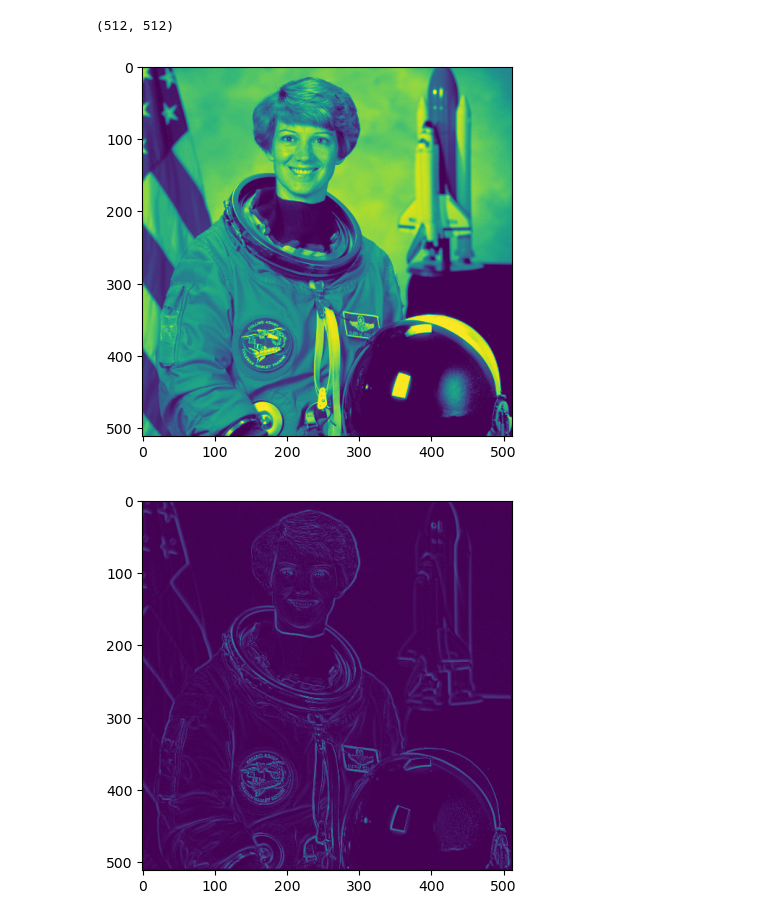
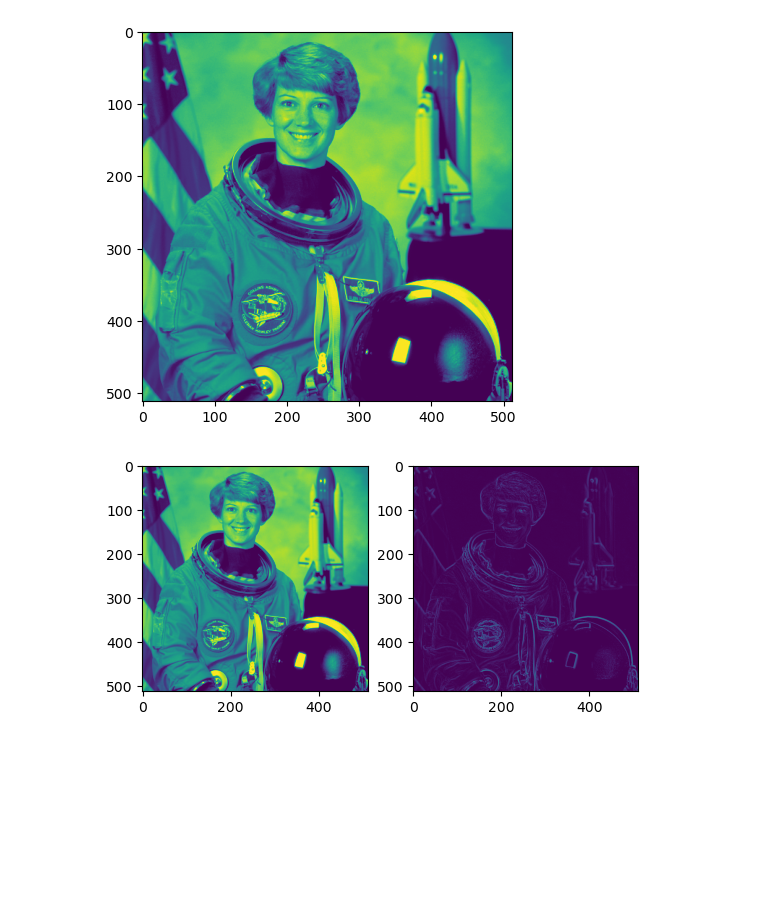
Before and after one commit to sameeul/cincy_py_demo, a Jupyter notebook: demo_notebook.ipynb, the cells around one changed output. Cells and saved outputs as stored; diff of their text form; code cells hidden in the pictures; blank space fills up the shorter version.

```diff
--- a/demo_notebook.ipynb
+++ b/demo_notebook.ipynb
@@ -1,25 +1,12 @@
 # %%
-from numpy import *
+import numpy as np
 from scipy import ndimage
 import matplotlib.pyplot as plt
 from skimage import color, data, restoration
 
-def detect_edges(image,masks):
-    edges=zeros(image.shape)
-    for mask in masks:
-        edges=maximum(ndimage.convolve(image,mask), edges)
-    return edges
 
 image=color.rgb2gray(data.astronaut())
-print(image.shape)
-Faler=[ [[-1,0,1],[-1,0,1],[-1,0,1]],
-        [[1,1,1],[0,0,0],[-1,-1,-1]],
-    [[-1,-1,-1],[-1,8,-1],[-1,-1,-1]],
-    [[0,1,0],[-1,0,1],[0,-1,0]] ]
-
-edges=detect_edges(image, Faler)
 plt.imshow(image)
 plt.show()
 # %% [output]
-(512, 512)
 [figure]
@@ -66,25 +41,39 @@ def convolve2D(image, kernel):
 # %%
 from scipy import ndimage
 import libtest
 image=color.rgb2gray(data.astronaut())
-kernel = np.array([[-1, -1, -1], [-1, 8, -1], [-1, -1, -1]])
 
 Faler=[ np.array([[-1,0,1],[-1,0,1],[-1,0,1]]),
         np.array([[1,1,1],[0,0,0],[-1,-1,-1]]),
     np.array([[-1,-1,-1],[-1,8,-1],[-1,-1,-1]]),
     np.array([[0,1,0],[-1,0,1],[0,-1,0]]) ]
 
 
-def detect_edges(image,masks):
+def detect_edges_python(image,masks):
     edges=zeros(image.shape)
     for mask in masks:
         edges=maximum(convolve2D(image,mask), edges)
-        #edges=maximum(libtest.convolution_2d(image,mask), edges)
-        #edges=np.maximum(ndimage.convolve(image,mask), edges)
     return edges
 
-edges=detect_edges(image, Faler)
+def detect_edges_cpp(image,masks):
+    edges=zeros(image.shape)
+    for mask in masks:
+        edges=maximum(libtest.convolution_2d(image,mask), edges)
+    return edges
+
+def detect_edges_scipy(image,masks):
+    edges=zeros(image.shape)
+    for mask in masks:
+        edges=np.maximum(ndimage.convolve(image,mask), edges)
+    return edges
+
+
+edges=detect_edges_scipy(image, Faler)
+plt.subplot(1, 2, 1)
+plt.imshow(image)
+plt.subplot(1, 2, 2)
 plt.imshow(edges)
+
 plt.show()
 # %% [output]
-[figure, old version]
+[figure, new version]
```
Also changed, not shown: parts of 4 cells of this notebook.
